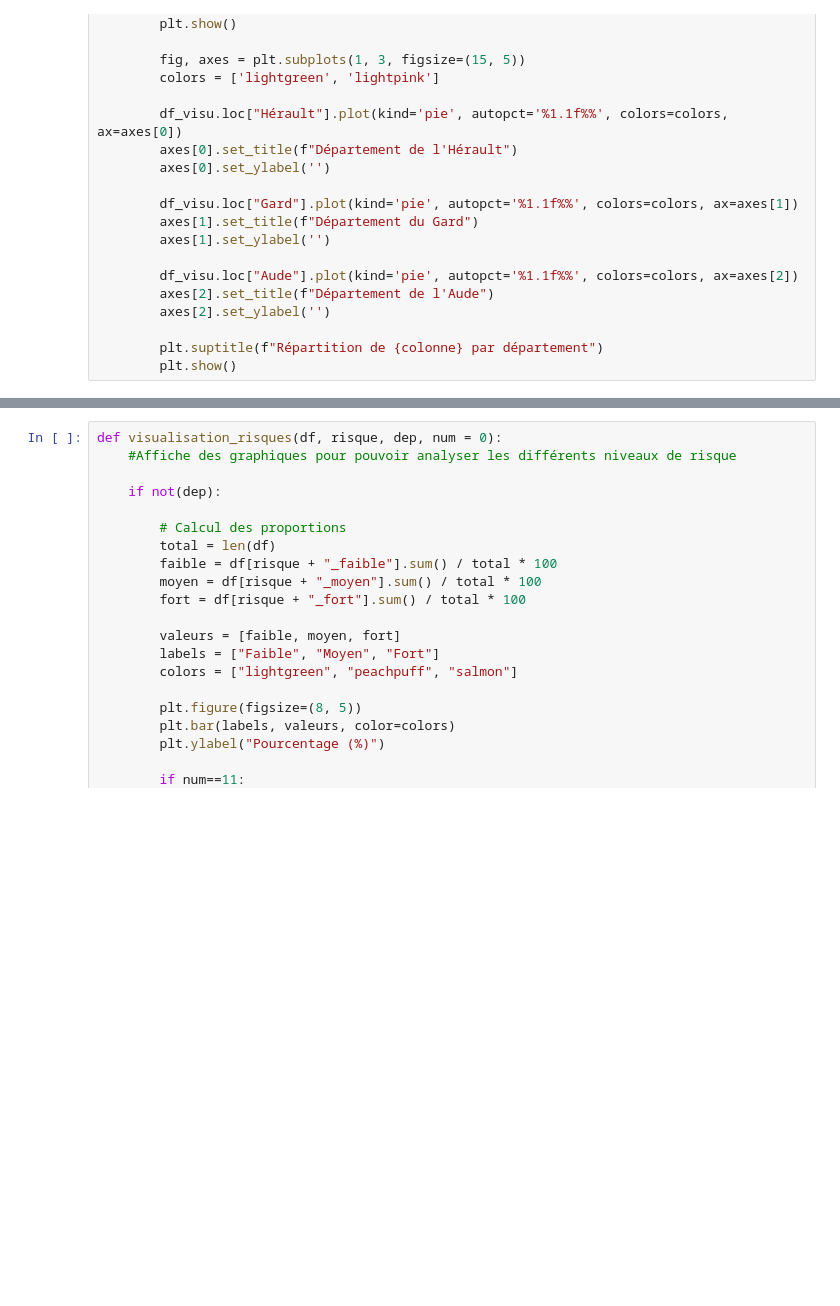
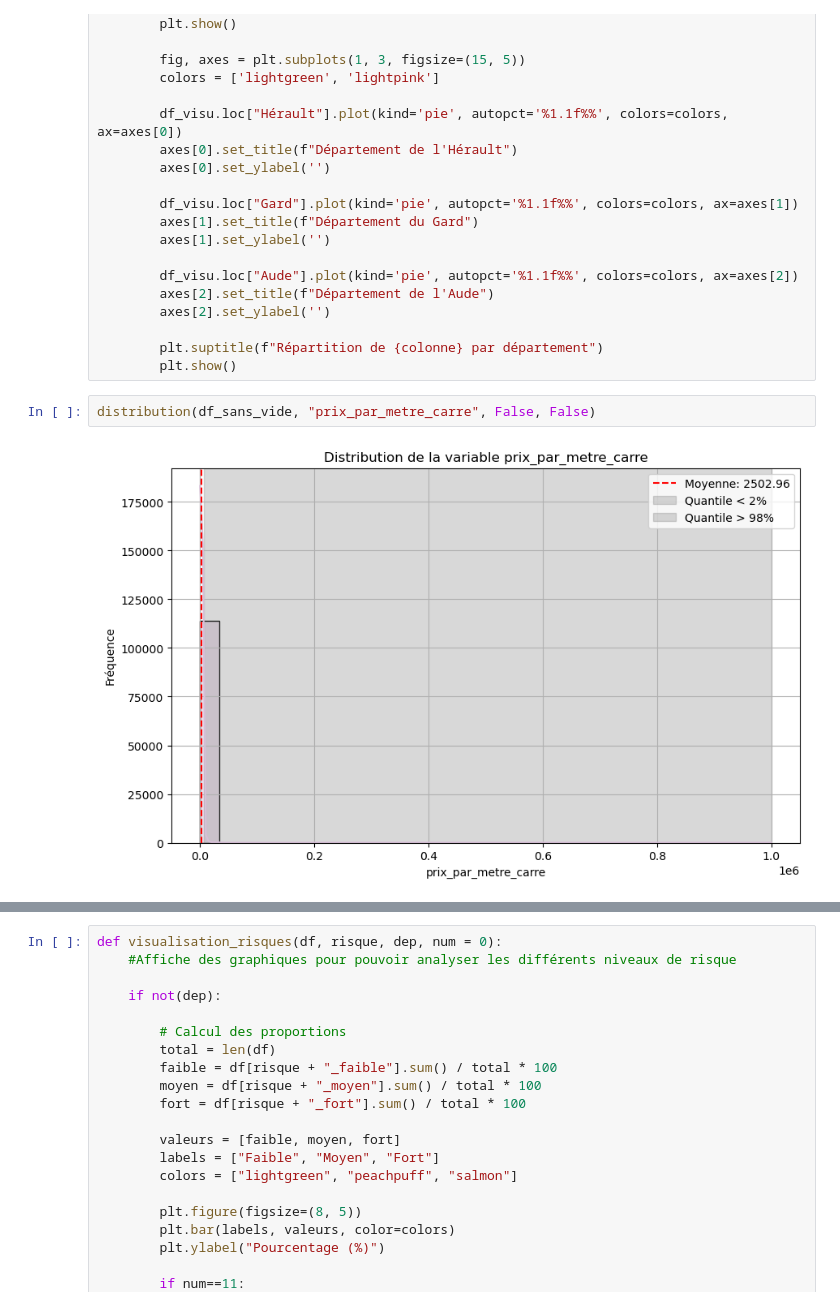
Before and after one commit to ppensier/projet_statapp_inondations, a Jupyter notebook: scripts/stat_data.ipynb, the cells around one changed output, grey strips where cells are left out. Drawn from its saved outputs; the diff is of its cells as text; blank space fills up the shorter version.

```diff
--- a/scripts/stat_data.ipynb
+++ b/scripts/stat_data.ipynb
@@ -652,3 +659,7 @@ def distribution(df, colonne, binaire,dep):
 
         plt.suptitle(f"Répartition de {colonne} par département")
         plt.show()
+# %%
+distribution(df_sans_vide, "prix_par_metre_carre", False, False)
+# %% [output]
+[figure, added]
```
Also changed, not shown: parts of 12 cells of this notebook, 1 other file.
